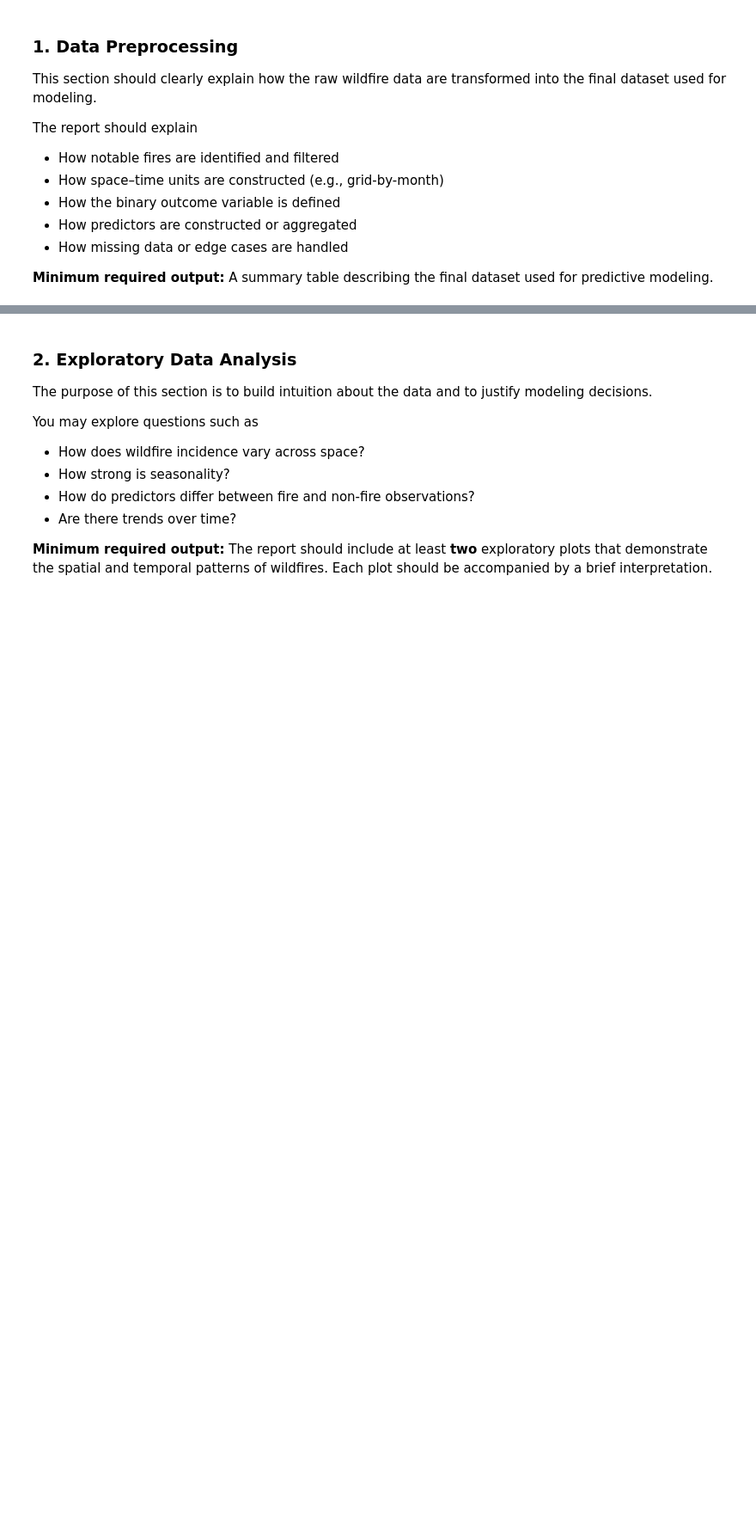
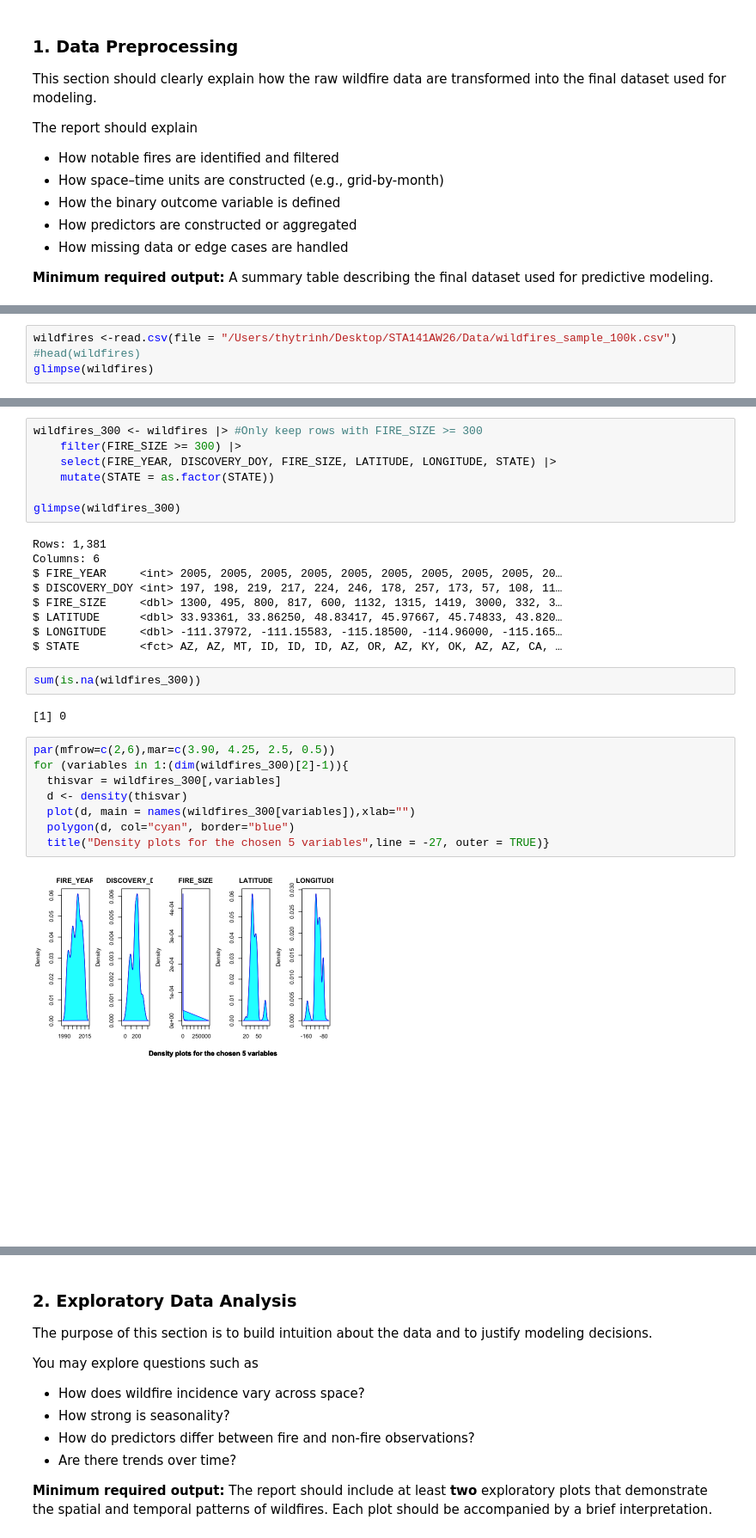
Before and after one commit to trinhhoangtrangthy-cpu/STA141AW26_Final_Project, a Jupyter notebook: Final_report_description.ipynb, the cells around one changed output, grey strips where cells are left out. Shown at 86% size. Saved outputs shown, nothing was run; the diff lists cells and outputs as text; blank space fills up the shorter version.

```diff
--- a/Final_report_description.ipynb
+++ b/Final_report_description.ipynb
@@ -77,0 +86,4 @@ The report should explain
+# %%
+wildfires <-read.csv(file = "/Users/thytrinh/Desktop/STA141AW26/Data/wildfires_sample_100k.csv")
+#head(wildfires)
+glimpse(wildfires)
@@ -77,0 +108,30 @@ The report should explain
+# %%
+wildfires_300 <- wildfires |> #Only keep rows with FIRE_SIZE >= 300
+    filter(FIRE_SIZE >= 300) |>
+    select(FIRE_YEAR, DISCOVERY_DOY, FIRE_SIZE, LATITUDE, LONGITUDE, STATE) |>
+    mutate(STATE = as.factor(STATE))
+
+glimpse(wildfires_300)
+# %% [output]
+Rows: 1,381
+Columns: 6
+$ FIRE_YEAR     <int> 2005, 2005, 2005, 2005, 2005, 2005, 2005, 2005, 2005, 20…
+$ DISCOVERY_DOY <int> 197, 198, 219, 217, 224, 246, 178, 257, 173, 57, 108, 11…
+$ FIRE_SIZE     <dbl> 1300, 495, 800, 817, 600, 1132, 1315, 1419, 3000, 332, 3…
+$ LATITUDE      <dbl> 33.93361, 33.86250, 48.83417, 45.97667, 45.74833, 43.820…
+$ LONGITUDE     <dbl> -111.37972, -111.15583, -115.18500, -114.96000, -115.165…
+$ STATE         <fct> AZ, AZ, MT, ID, ID, ID, AZ, OR, AZ, KY, OK, AZ, AZ, CA, …
+# %%
+sum(is.na(wildfires_300))
+# %% [output]
+[1] 0
+# %%
+par(mfrow=c(2,6),mar=c(3.90, 4.25, 2.5, 0.5))
+for (variables in 1:(dim(wildfires_300)[2]-1)){
+  thisvar = wildfires_300[,variables]
+  d <- density(thisvar)
+  plot(d, main = names(wildfires_300[variables]),xlab="")
+  polygon(d, col="cyan", border="blue")
+  title("Density plots for the chosen 5 variables",line = -27, outer = TRUE)}
+# %% [output]
+[figure, added]
```
Also changed, not shown: parts of 11 cells of this notebook.
